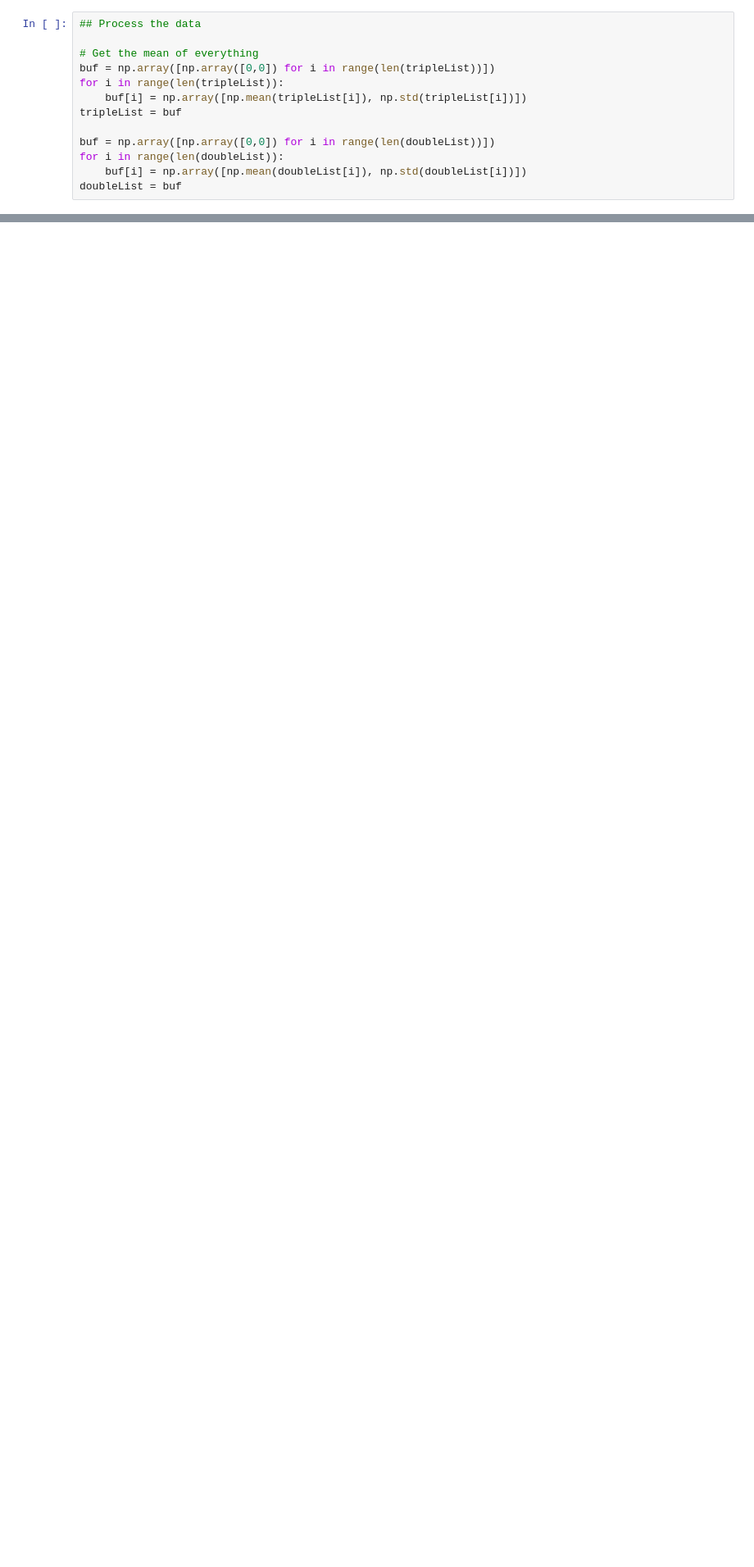
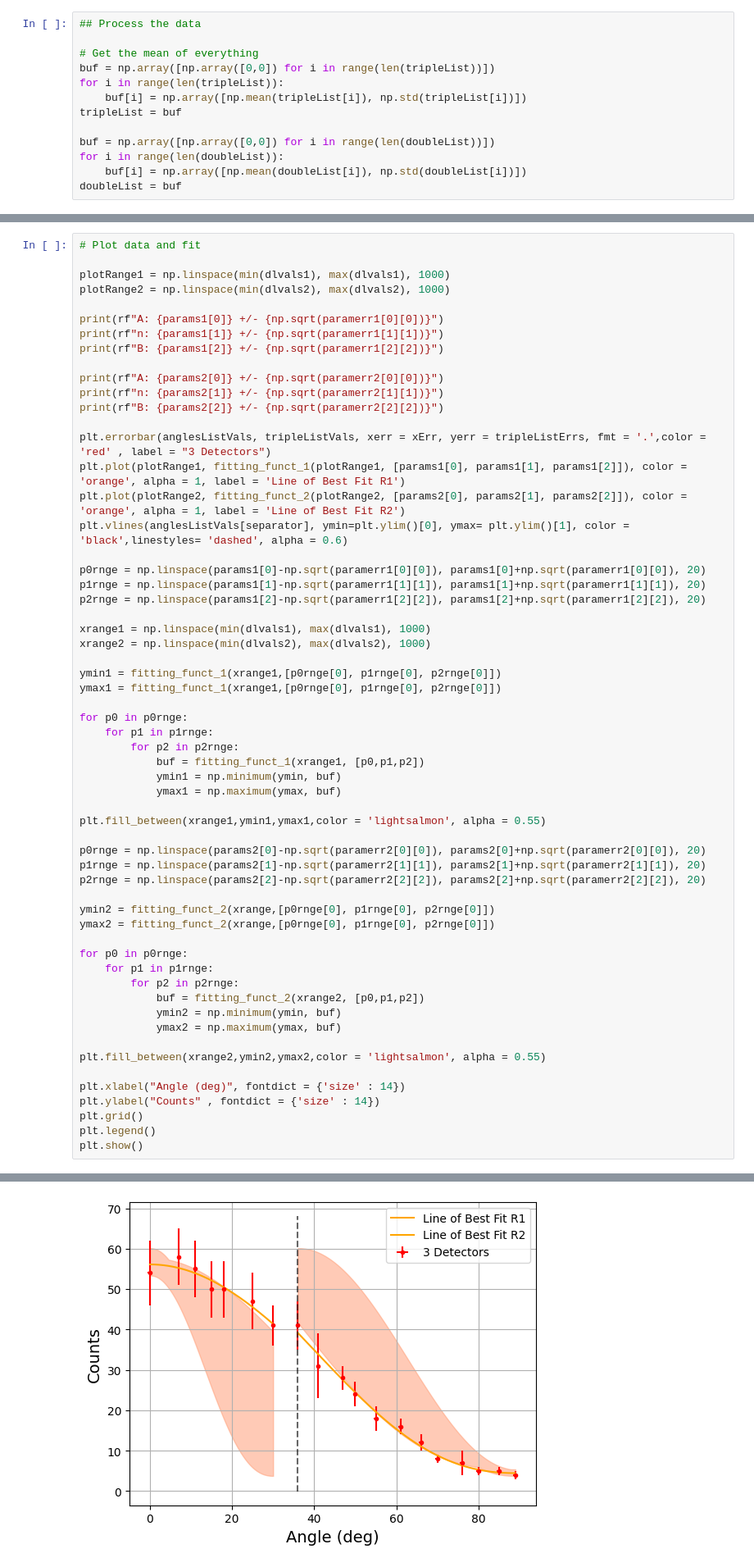
Before and after one commit to Aaryam/PLAE1_Experiment2, a Jupyter notebook: scripts/angularFitter.ipynb, the cells around one changed output, grey strips where cells are left out. Shown at 82% size. Cells and saved outputs as stored; diff of their text form; blank space fills up the shorter version.

```diff
--- a/scripts/angularFitter.ipynb
+++ b/scripts/angularFitter.ipynb
@@ -243,0 +336,60 @@ plt.show()
+# %%
+# Plot data and fit
+
+plotRange1 = np.linspace(min(dlvals1), max(dlvals1), 1000)
+plotRange2 = np.linspace(min(dlvals2), max(dlvals2), 1000)
+
+print(rf"A: {params1[0]} +/- {np.sqrt(paramerr1[0][0])}")
+print(rf"n: {params1[1]} +/- {np.sqrt(paramerr1[1][1])}")
+print(rf"B: {params1[2]} +/- {np.sqrt(paramerr1[2][2])}")
+
+print(rf"A: {params2[0]} +/- {np.sqrt(paramerr2[0][0])}")
+print(rf"n: {params2[1]} +/- {np.sqrt(paramerr2[1][1])}")
+print(rf"B: {params2[2]} +/- {np.sqrt(paramerr2[2][2])}")
+
+plt.errorbar(anglesListVals, tripleListVals, xerr = xErr, yerr = tripleListErrs, fmt = '.',color = 'red' , label = "3 Detectors")
+plt.plot(plotRange1, fitting_funct_1(plotRange1, [params1[0], params1[1], params1[2]]), color = 'orange', alpha = 1, label = 'Line of Best Fit R1')
+plt.plot(plotRange2, fitting_funct_2(plotRange2, [params2[0], params2[1], params2[2]]), color = 'orange', alpha = 1, label = 'Line of Best Fit R2')
+plt.vlines(anglesListVals[separator], ymin=plt.ylim()[0], ymax= plt.ylim()[1], color = 'black',linestyles= 'dashed', alpha = 0.6)
+
+p0rnge = np.linspace(params1[0]-np.sqrt(paramerr1[0][0]), params1[0]+np.sqrt(paramerr1[0][0]), 20)
+p1rnge = np.linspace(params1[1]-np.sqrt(paramerr1[1][1]), params1[1]+np.sqrt(paramerr1[1][1]), 20)
+p2rnge = np.linspace(params1[2]-np.sqrt(paramerr1[2][2]), params1[2]+np.sqrt(paramerr1[2][2]), 20)
+
+xrange1 = np.linspace(min(dlvals1), max(dlvals1), 1000)
+xrange2 = np.linspace(min(dlvals2), max(dlvals2), 1000)
+
+ymin1 = fitting_funct_1(xrange1,[p0rnge[0], p1rnge[0], p2rnge[0]])
+ymax1 = fitting_funct_1(xrange1,[p0rnge[0], p1rnge[0], p2rnge[0]])
+
+for p0 in p0rnge:
+    for p1 in p1rnge:
+        for p2 in p2rnge:
+            buf = fitting_funct_1(xrange1, [p0,p1,p2])
+            ymin1 = np.minimum(ymin, buf)
+            ymax1 = np.maximum(ymax, buf)
+
+plt.fill_between(xrange1,ymin1,ymax1,color = 'lightsalmon', alpha = 0.55)
+
+p0rnge = np.linspace(params2[0]-np.sqrt(paramerr2[0][0]), params2[0]+np.sqrt(paramerr2[0][0]), 20)
+p1rnge = np.linspace(params2[1]-np.sqrt(paramerr2[1][1]), params2[1]+np.sqrt(paramerr2[1][1]), 20)
+p2rnge = np.linspace(params2[2]-np.sqrt(paramerr2[2][2]), params2[2]+np.sqrt(paramerr2[2][2]), 20)
+
+ymin2 = fitting_funct_2(xrange,[p0rnge[0], p1rnge[0], p2rnge[0]])
+ymax2 = fitting_funct_2(xrange,[p0rnge[0], p1rnge[0], p2rnge[0]])
+
+for p0 in p0rnge:
+    for p1 in p1rnge:
+        for p2 in p2rnge:
+            buf = fitting_funct_2(xrange2, [p0,p1,p2])
+            ymin2 = np.minimum(ymin, buf)
+            ymax2 = np.maximum(ymax, buf)
+
+plt.fill_between(xrange2,ymin2,ymax2,color = 'lightsalmon', alpha = 0.55)
+
+plt.xlabel("Angle (deg)", fontdict = {'size' : 14})
+plt.ylabel("Counts" , fontdict = {'size' : 14})
+plt.grid()
+plt.legend()
+plt.show()
+# %% [output]
@@ -243,0 +402 @@ plt.show()
+[figure, added]
```
Also changed, not shown: parts of 7 cells of this notebook, 5 other files.
